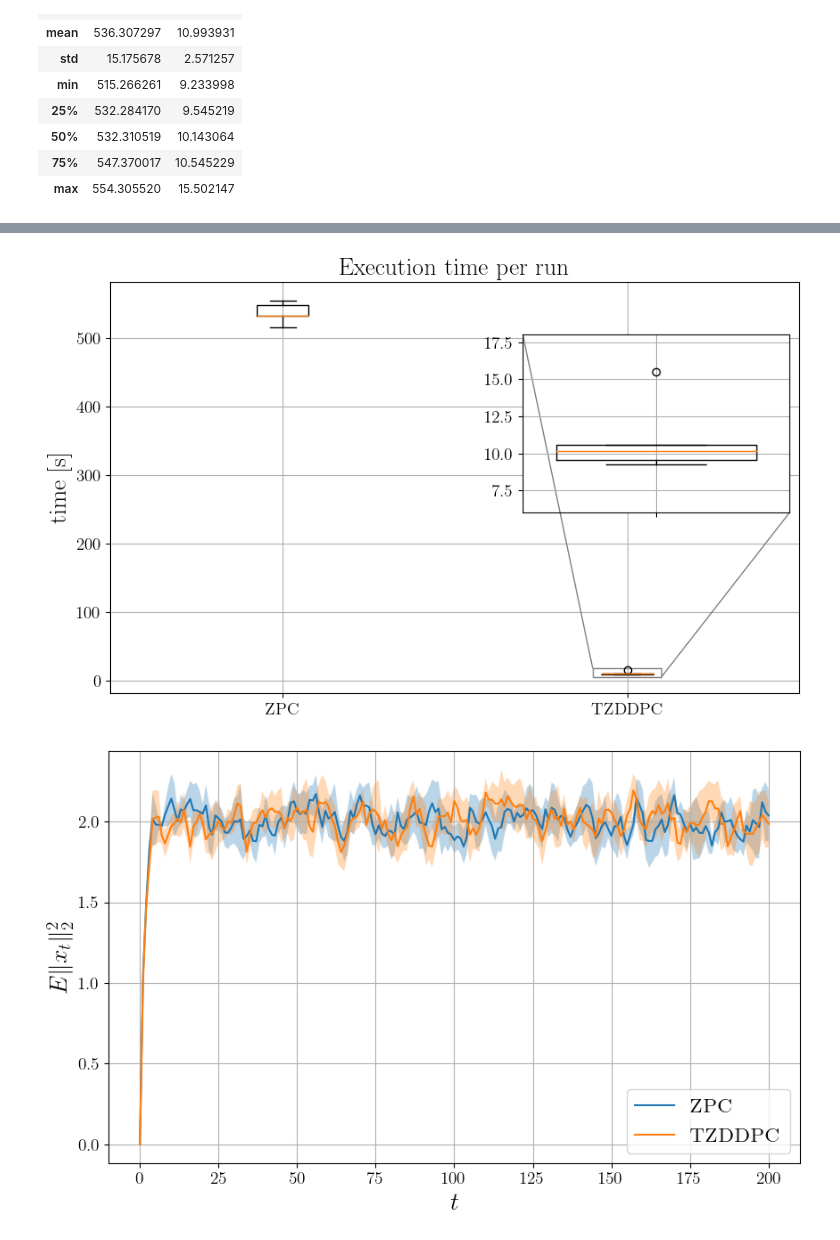
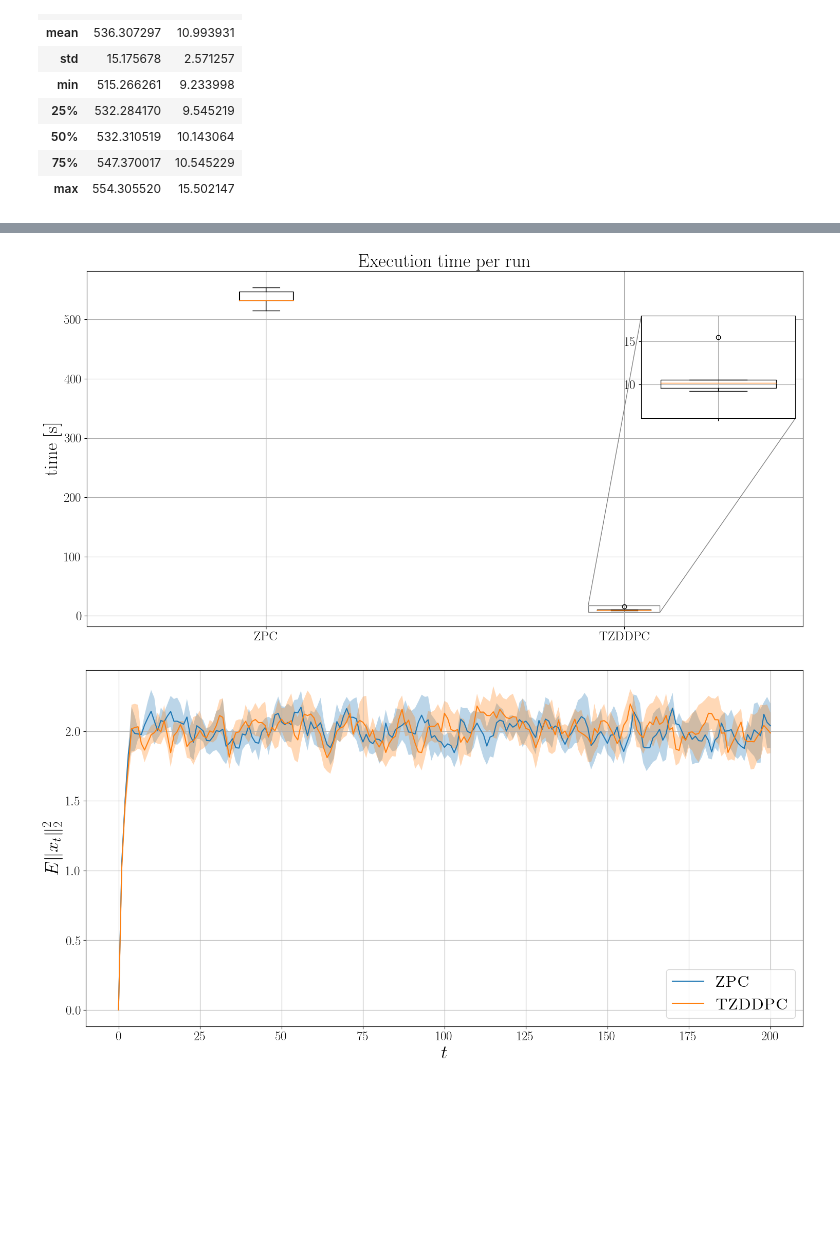
Before and after one commit to rssalessio/TZDDPC, a Jupyter notebook: examples/2.pulley_analyse_results.ipynb, the cells around one changed output, grey strips where cells are left out. Drawn from its saved outputs; the diff is of its cells as text; code cells hidden in the pictures; blank space fills up the shorter version.

```diff
--- a/examples/2.pulley_analyse_results.ipynb
+++ b/examples/2.pulley_analyse_results.ipynb
@@ -13,6 +13,21 @@ data_time = {'zpc': [], 'tzddpc': []}
 for file in ['zpc', 'tzddpc']:
     data[file] = np.load(f'./results/pulley.x{file}.npy')
     data_time[file] = np.load(f'./results/pulley.{file}_times.npy')
+
+from plot_constants import *
+TITLE_SIZE = 30
+LEGEND_SIZE = 24
+TICK_SIZE = 22
+AXIS_TITLE = TITLE_SIZE
+AXIS_LABEL = TITLE_SIZE
+FONT_SIZE = TITLE_SIZE
+plt.rc('font', size=FONT_SIZE)          # controls default text sizes
+plt.rc('axes', titlesize=AXIS_TITLE)     # fontsize of the axes title
+plt.rc('axes', labelsize=AXIS_LABEL)    # fontsize of the x and y labels
+plt.rc('xtick', labelsize=TICK_SIZE)    # fontsize of the tick labels
+plt.rc('ytick', labelsize=TICK_SIZE)    # fontsize of the tick labels
+plt.rc('legend', fontsize=LEGEND_SIZE)    # legend fontsize
+plt.rc('figure', titlesize=TITLE_SIZE)  # fontsize of the figure title
 # %%
 df = pd.DataFrame(data_time)
 df.describe()
@@ -41,43 +44,30 @@ plt.boxplot(df['tzddpc'].T)
 # %%
 from mpl_toolkits.axes_grid1.inset_locator import zoomed_inset_axes, inset_axes
 from mpl_toolkits.axes_grid1.inset_locator import mark_inset
 
-fig, ax =plt.subplots(1, figsize=(10,6))
+fig, ax =plt.subplots(1, figsize=(18,9))
 #df.#boxplot()
 plt.boxplot(df.T, labels=['ZPC', 'TZDDPC'])
 plt.ylabel('time [s]')
 plt.title('Execution time per run')
 
 plt.grid()
 # Make the zoom-in plot:
 axins = inset_axes(ax, 3, 2, loc='upper right', bbox_to_anchor=(0.9, 0.8),bbox_transform=ax.figure.transFigure) # zoom = 2
 axins.boxplot(df.T)
 axins.set_xlim(1.9, 2.1)
 axins.set_ylim(6, 18)
 plt.xticks(visible=False)
 plt.yticks(visible=True)
 mark_inset(ax, axins, loc1=2, loc2=4, fc="none", ec="0.5")
 
 plt.grid()
 plt.savefig('figures/pulley_complexity.pdf',bbox_inches='tight')
 # %% [output]
-[figure, old version]
+[figure, new version]
 # %%
-from plot_constants import *
-TITLE_SIZE = 26
-LEGEND_SIZE = 16
-TICK_SIZE = 14
-AXIS_TITLE = 20
-AXIS_LABEL = 20
-FONT_SIZE = TITLE_SIZE
-plt.rc('font', size=FONT_SIZE)          # controls default text sizes
-plt.rc('axes', titlesize=AXIS_TITLE)     # fontsize of the axes title
-plt.rc('axes', labelsize=AXIS_LABEL)    # fontsize of the x and y labels
-plt.rc('xtick', labelsize=TICK_SIZE)    # fontsize of the tick labels
-plt.rc('ytick', labelsize=TICK_SIZE)    # fontsize of the tick labels
-plt.rc('legend', fontsize=LEGEND_SIZE)    # legend fontsize
-plt.rc('figure', titlesize=TITLE_SIZE)  # fontsize of the figure title
-fig, ax =plt.subplots(1, figsize=(10,6))
+
+fig, ax =plt.subplots(1, figsize=(18,9))
 N_sims = data['zpc'].shape[0]
 
 mu_zpc = np.linalg.norm(data['zpc'], axis =2).mean(0)
@@ -99,4 +89,4 @@ plt.ylabel(r'$E \|x_t\|_2^2 $')
 plt.grid()
 plt.savefig('figures/pulley.pdf',bbox_inches='tight')
 # %% [output]
-[figure, old version]
+[figure, new version]
```
Also changed, not shown: parts of 1 cell of this notebook, 6 other files.
